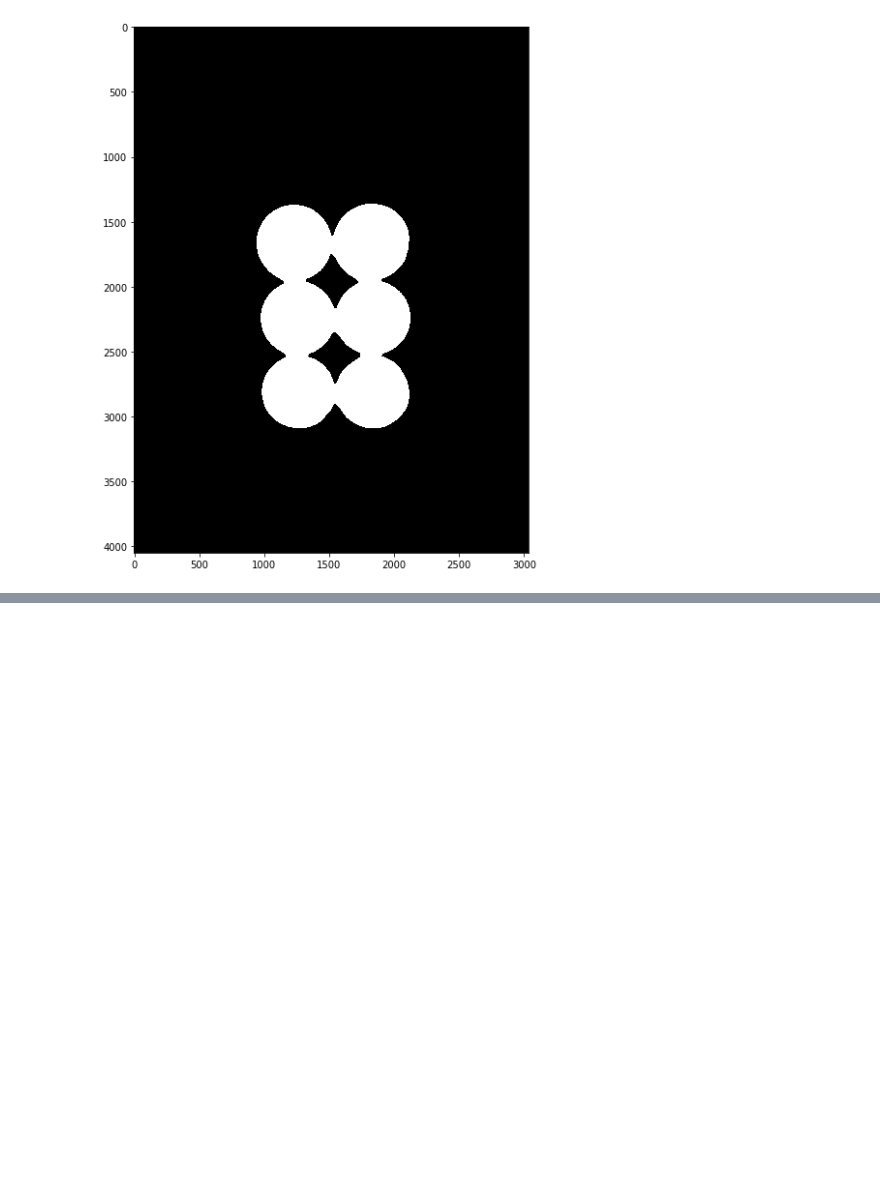
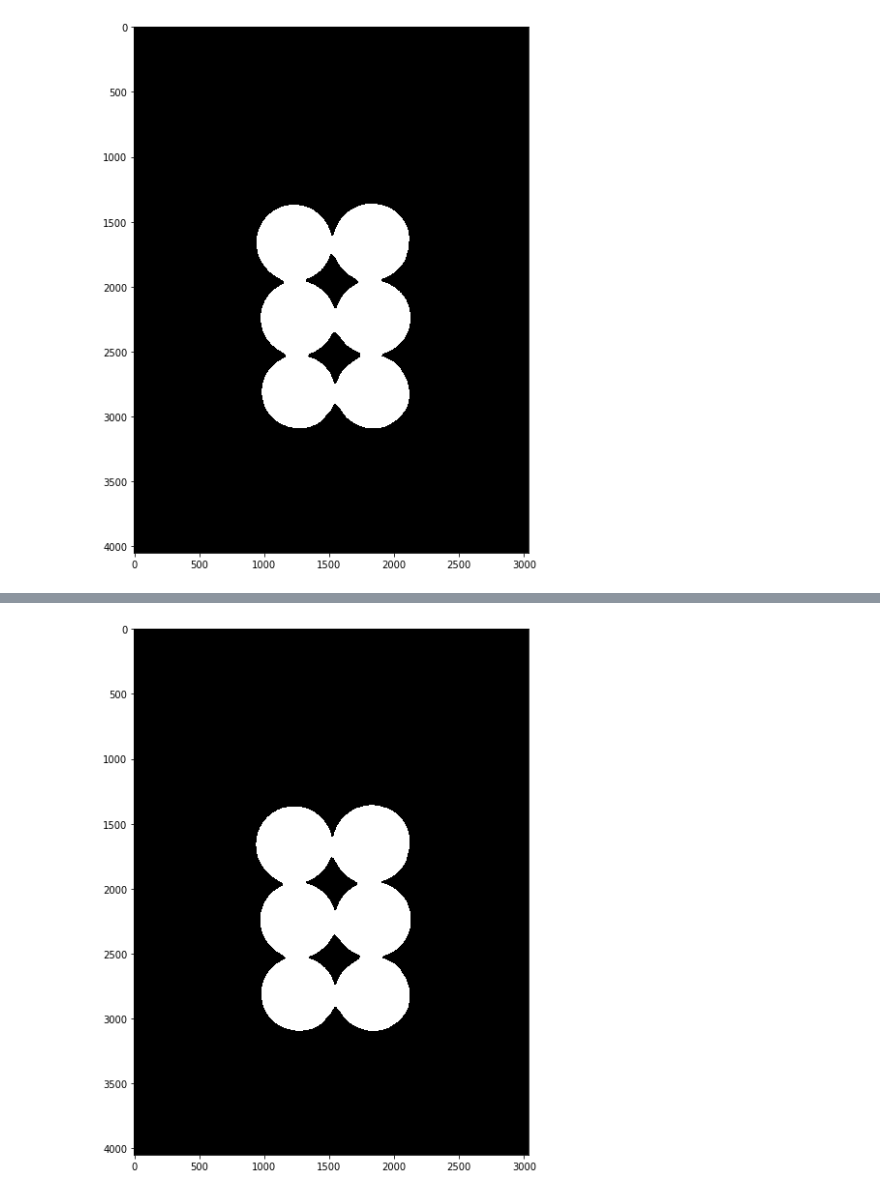
Before and after one commit to neemiasbsilva/object-detection-opencv, a Jupyter notebook: apply-watershed-algorithm.ipynb, the cells around one changed output, grey strips where cells are left out. Saved outputs shown, nothing was run; the diff lists cells and outputs as text; code cells hidden in the pictures; blank space fills up the shorter version.

```diff
--- a/apply-watershed-algorithm.ipynb
+++ b/apply-watershed-algorithm.ipynb
@@ -111,0 +126,6 @@ display(opening)
+# %%
+sure_bg = cv2.dilate(opening, kernel, iterations=3)
+# %%
+display(sure_bg)
+# %% [output]
+[figure, added]
```
Also changed, not shown: parts of 8 cells of this notebook.
